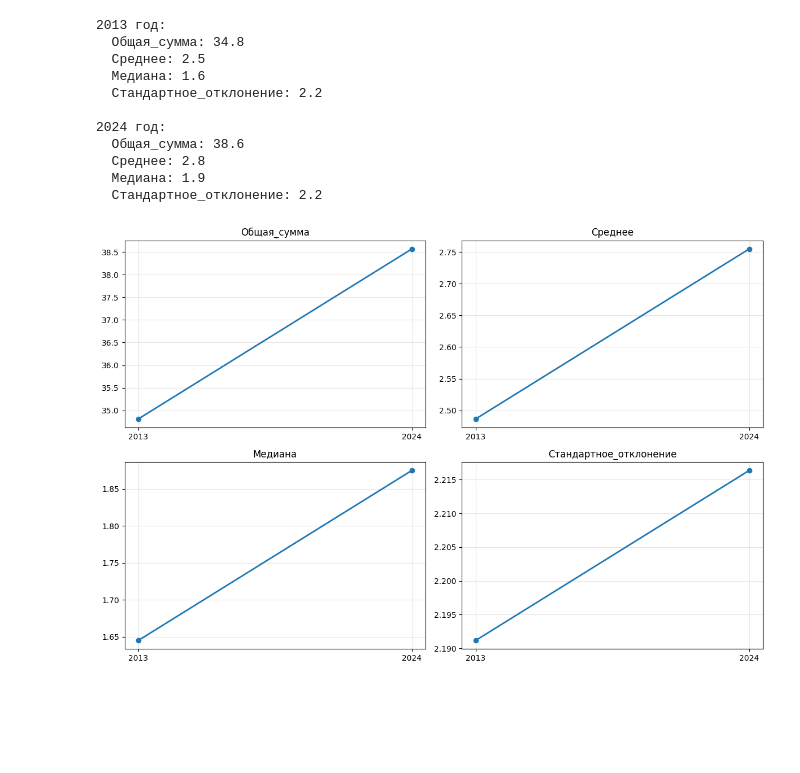
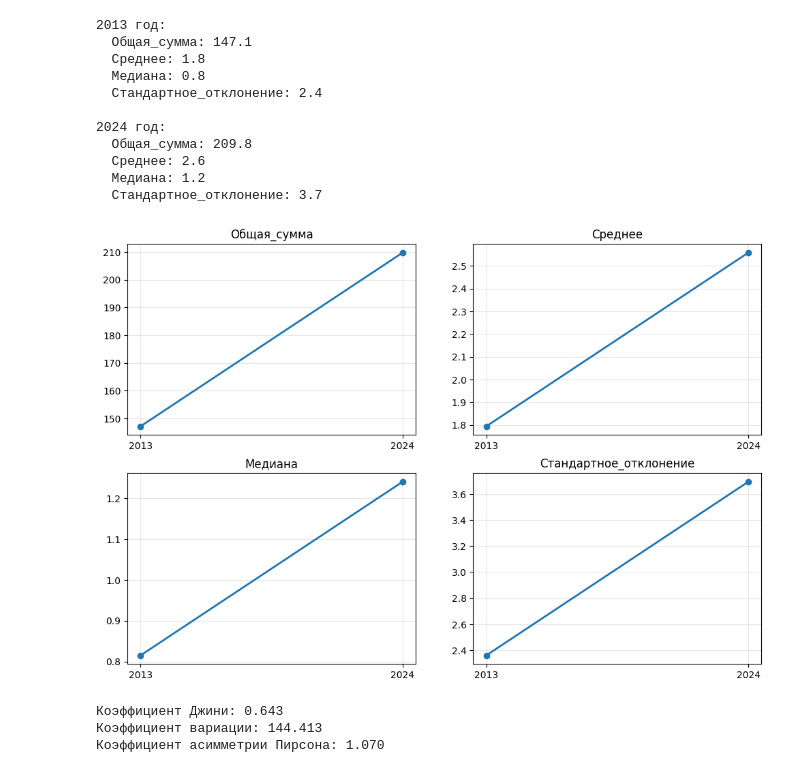
Before and after one commit to k0repan/statistics_1, a Jupyter notebook: pr1.ipynb, the cells around one changed output. Cells and saved outputs as stored; diff of their text form; code cells hidden in the pictures; blank space fills up the shorter version.

```diff
--- a/pr1.ipynb
+++ b/pr1.ipynb
@@ -6,4 +6,5 @@ import numpy as np
 import scipy.stats as stats
 from scipy.stats import gaussian_kde, norm, skew, kurtosis
 # %%
-df = pd.read_csv("data.csv", sep=";").rename(columns={"Приволжский федеральный округ": "Name"})
+df = pd.read_csv("data.csv", sep=";").rename(columns={"Unnamed: 0": "Name"})
+df.info()
@@ -216,49 +212,63 @@ plt.show()
 # %%
 titles = ['Общая_сумма', 'Среднее', 'Медиана', 'Стандартное_отклонение']
-data_2013 = [float(x.replace(',', '.')) for x in df["2013"]]
-data_2013 = np.array(data_2013)
-data_2024 = [float(x.replace(',', '.')) for x in df["2024"]]
-data_2024 = np.array(data_2024)
 
 def calculate_basic_stats(values, year_name):
     return {
         'Год': year_name,
         titles[0]: np.sum(values),
         titles[1]: np.mean(values),
         titles[2]: np.median(values),
         titles[3]: np.std(values, ddof=1)
     }
 
-stats_2013 = calculate_basic_stats(data_2013, '2013')
-stats_2024 = calculate_basic_stats(data_2024, '2024')
+stats_2013 = calculate_basic_stats(values_2013, '2013')
+stats_2024 = calculate_basic_stats(values_2024, '2024')
 for stats in [stats_2013, stats_2024]:
     print(f"\n{stats['Год']} год:")
     print(f"  {titles[0]}: {stats[titles[0]]:_.1f}")
     print(f"  {titles[1]}: {stats[titles[1]]:_.1f}")
     print(f"  {titles[2]}: {stats[titles[2]]:_.1f}")
     print(f"  {titles[3]}: {stats[titles[3]]:_.1f}")
 
 plt.figure(figsize=(12, 8))
 
 for i, title in enumerate(titles, 1):
     plt.subplot(2, 2, i)
     values = [stats_2013[title], stats_2024[title]]
     plt.plot(['2013', '2024'], values, marker='o', linewidth=2)
     plt.title(title)
     plt.grid(True, alpha=0.3)
-
-plt.tight_layout()
-plt.show()
 # %% [output]
 2013 год:
-  Общая_сумма: 34.8
-  Среднее: 2.5
-  Медиана: 1.6
-  Стандартное_отклонение: 2.2
+  Общая_сумма: 147.1
+  Среднее: 1.8
+  Медиана: 0.8
+  Стандартное_отклонение: 2.4
 
 2024 год:
-  Общая_сумма: 38.6
-  Среднее: 2.8
-  Медиана: 1.9
-  Стандартное_отклонение: 2.2
+  Общая_сумма: 209.8
+  Среднее: 2.6
+  Медиана: 1.2
+  Стандартное_отклонение: 3.7
-[figure, old version]
+[figure, new version]
+# %%
+def gini_coefficient(x):
+    mad = np.abs(np.subtract.outer(x, x)).mean()
+    rmad = mad/np.mean(x)
+    g = 0.5 * rmad
+    return g
+
+std = np.std(values_2024, ddof=1)
+mean = np.mean(values_2024)
+me = np.median(values_2024)
+
+cv = (std / mean) * 100
+pearson_asym = 3 * (mean - me) / std
+gini_main = gini_coefficient(values_2024)
+print(f"Коэффициент Джини: {gini_main:.3f}")
+print(f"Коэффициент вариации: {cv:.3f}")
+print(f"Коэффициент асимметрии Пирсона: {pearson_asym:.3f}")
+# %% [output]
+Коэффициент Джини: 0.643
+Коэффициент вариации: 144.413
+Коэффициент асимметрии Пирсона: 1.070
```
Also changed, not shown: parts of 5 cells of this notebook.
